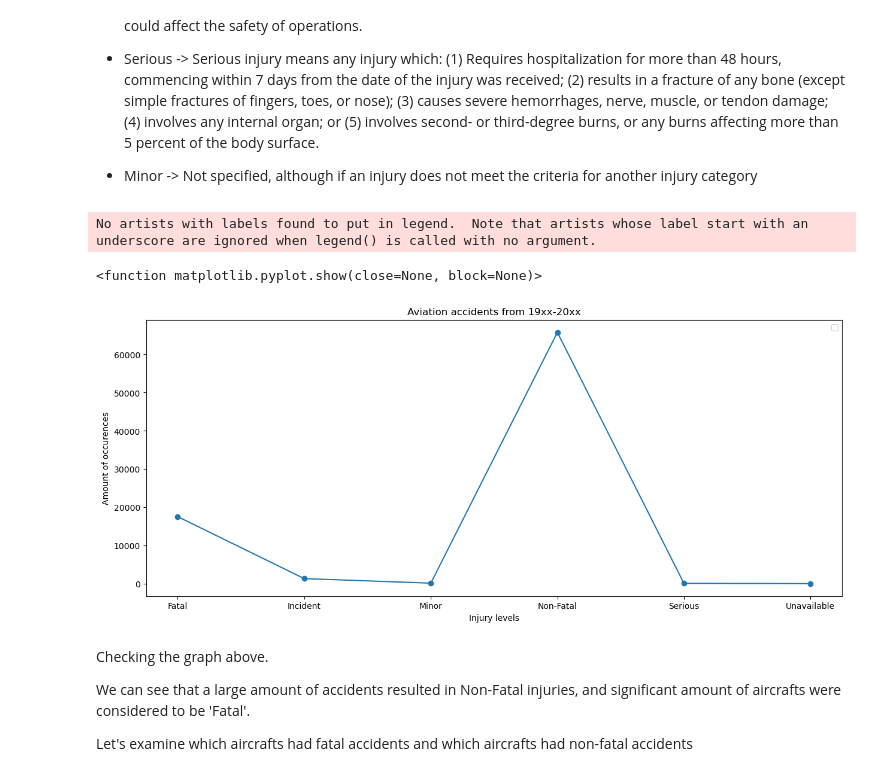
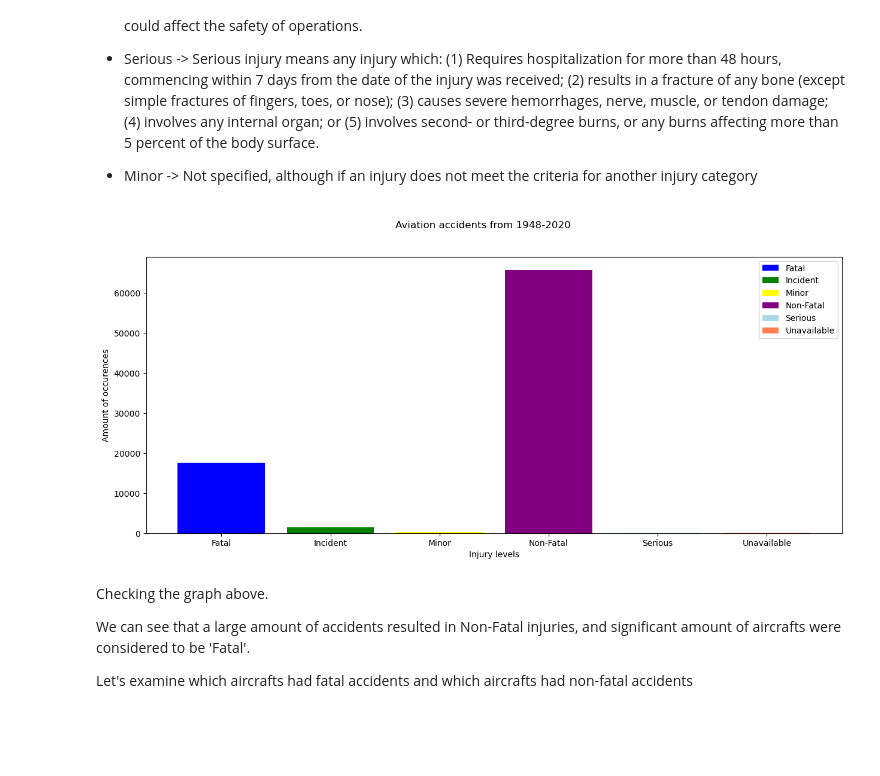
Before and after one commit to omendez930/Aircraft_purchase_analysis, a Jupyter notebook: Index.ipynb, the cells around one changed output. Drawn from its saved outputs; the diff is of its cells as text; code cells hidden in the pictures; blank space fills up the shorter version.

Commit message:
Updated visualizations

```diff
--- a/Index.ipynb
+++ b/Index.ipynb
@@ -181,0 +223,3 @@ Once we clean the column up. I want to group the injury type by make of the airc
+# %%
+data['Event_Date'] = pd.to_datetime(data['Event.Date'])
+data['Event_Date']
@@ -241,6 +341,8 @@ Name: Injury.Severity, Length: 17584, dtype: object
 # grouped again by 'Injury.Severity', and for each group, the maximum size is calculated.
 
 injury_type = data.groupby(['Injury.Severity']).size().reset_index().groupby('Injury.Severity').max()
+# %%
+injury_type = injury_type.rename(columns={0: 'Count'})
 # %%
 injury_type
 # %% [output]
@@ -273,15 +375,14 @@ We would like check and see the number of Fatal accidents vs Minor, Serious, Non
 # %%
 color = ['blue', 'green', 'yellow', 'purple', 'lightblue','coral']
 fig, ax = plt.subplots(figsize=(15,6))
 
-# ax.bar(injury_type.index, injury_type[0], color=color, label=injury_type.index)
-ax.plot(injury_type.index, injury_type[0], marker='o')
+ax.bar(injury_type.index, injury_type['Count'], color=color, label=injury_type.index)
+# ax.plot(injury_type.index, injury_type[0], marker='o')
 ax.set_xlabel('Injury levels')
 ax.set_ylabel('Amount of occurences')
-ax.set_title('Aviation accidents from 19xx-20xx')
+# ax.set_title('Aviation accidents from 1948-2020')
+fig.suptitle('Aviation accidents from 1948-2020')
 ax.legend()
-plt.show
+plt.show;
 # %% [output]
-No artists with labels found to put in legend.  Note that artists whose label start with an underscore are ignored when legend() is called with no argument.
-<function matplotlib.pyplot.show(close=None, block=None)>
-[figure, old version]
+[figure, new version]
```
Also changed, not shown: parts of 72 cells of this notebook, 14 other files.
